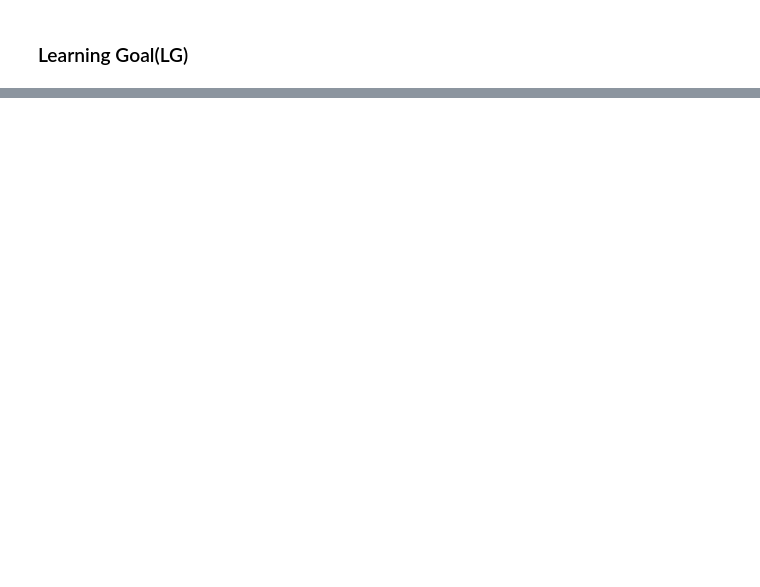
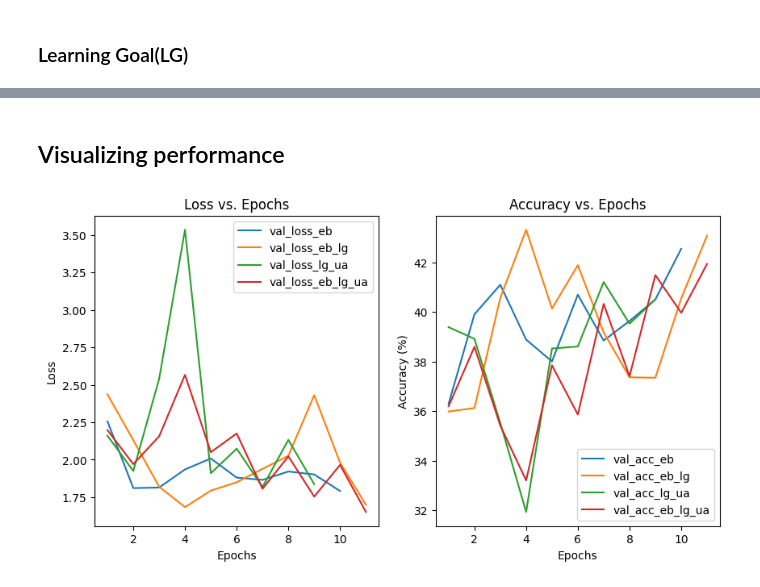
Before and after one commit to AngelaHsu02/Algorithm-2-Layer-Neural-Network, a Jupyter notebook: 2 Layer Neural Network_stop criteria.ipynb, the cells around one changed output, grey strips where cells are left out. Saved outputs shown, nothing was run; the diff lists cells and outputs as text; code cells hidden in the pictures; blank space fills up the shorter version.

```diff
--- a/2 Layer Neural Network_stop criteria.ipynb
+++ b/2 Layer Neural Network_stop criteria.ipynb
@@ -156,3 +201,11 @@ class TwoLayerNet(torch.nn.Module):
+# %%
+def reset_and_initialize():
+    device = torch.device("cuda:0" if torch.cuda.is_available() else "cpu")
+    print("Using device:", device)
+    net = TwoLayerNet(3*32*32, 1000, 10)
+    net.to(device)
+    optimizer = optim.Adam(net.parameters(), lr=0.001, weight_decay=0.001)#weight_decay=L2λ 添加一个与权重大小相关的L2项来抑制过拟合，影响梯度更新。
+    return net, optimizer, device
 # %% [markdown]
 ### Epoch Bound(EB)
 # %%
@@ -516,0 +607,52 @@ Stopping training as the average loss 1.4849 is less than epsilon 1.5, acceptabl
+# %% [markdown]
+## Visualizing performance
+# %%
+from matplotlib import pyplot as plt
+
+# 繪製損失圖
+plt.figure(figsize=(10, 5))
+plt.subplot(1, 2, 1)
+#plt.plot(range(1, epoch_eb+2), trn_loss_eb, label='trn_loss_eb')
+plt.plot(range(1, epoch_eb+2), val_loss_eb, label='val_loss_eb')
+
+#plt.plot(range(1, epoch_lg+2), trn_loss_lg, label='trn_loss_lg')
+#plt.plot(range(1, epoch_lg+2), val_loss_lg, label='val_loss_lg')
+
+#plt.plot(range(1, epoch_eb_lg+2), trn_loss_eb_lg, label='trn_loss_eb_lg')
+plt.plot(range(1, epoch_eb_lg+2), val_loss_eb_lg, label='val_loss_eb_lg')
+
+#plt.plot(range(1, epoch_lg_ua+2), trn_loss_lg_ua, label='trn_loss_lg_ua')
+plt.plot(range(1, epoch_lg_ua+2), val_loss_lg_ua, label='val_loss_lg_ua')
+
+#plt.plot(range(1, epoch_eb_lg_ua+2), trn_loss_eb_lg_ua, label='trn_loss_eb_lg_ua')
+plt.plot(range(1, epoch_eb_lg_ua+2), val_loss_eb_lg_ua, label='val_loss_eb_lg_ua')
+plt.title('Loss vs. Epochs')
+plt.xlabel('Epochs')
+plt.ylabel('Loss')
+plt.legend()
+
+# 繪製準確率圖
+#plt.figure(figsize=(10, 5))
+plt.subplot(1, 2, 2)
+#plt.plot(range(1, epoch_eb+2), trn_acc_eb, label='trn_acc_eb')
+plt.plot(range(1, epoch_eb+2), val_acc_eb, label='val_acc_eb')
+
+#plt.plot(range(1, epoch_lg+2), trn_acc_lg, label='trn_acc_lg')
+#plt.plot(range(1, epoch_lg+2), val_acc_lg, label='val_acc_lg')
+
+#plt.plot(range(1, epoch_eb_lg+2), trn_acc_eb_lg, label='trn_acc_eb_lg')
+plt.plot(range(1, epoch_eb_lg+2), val_acc_eb_lg, label='val_acc_eb_lg')
+
+#plt.plot(range(1, epoch_lg_ua+2), trn_acc_lg_ua, label='trn_acc_lg_ua')
+plt.plot(range(1, epoch_lg_ua+2), val_acc_lg_ua, label='val_acc_lg_ua')
+
+#plt.plot(range(1, epoch_eb_lg_ua+2), trn_acc_eb_lg_ua, label='trn_acc_eb_lg_ua')
+plt.plot(range(1, epoch_eb_lg_ua+2), val_acc_eb_lg_ua, label='val_acc_eb_lg_ua')
+plt.title('Accuracy vs. Epochs')
+plt.xlabel('Epochs')
+plt.ylabel('Accuracy (%)')
+plt.legend()
+
+plt.show()
+# %% [output]
+[figure, added]
```
Also changed, not shown: parts of 10 cells of this notebook.
